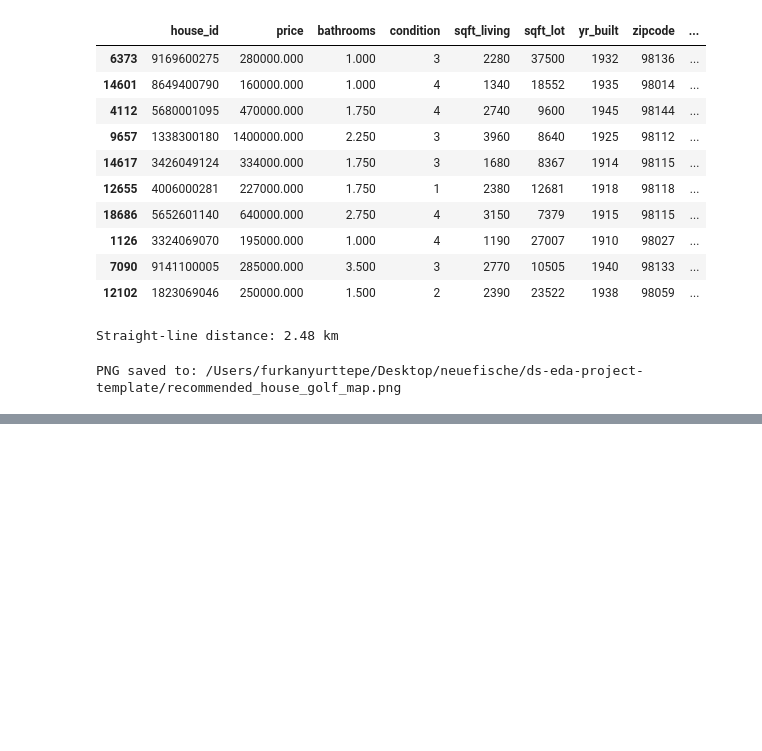
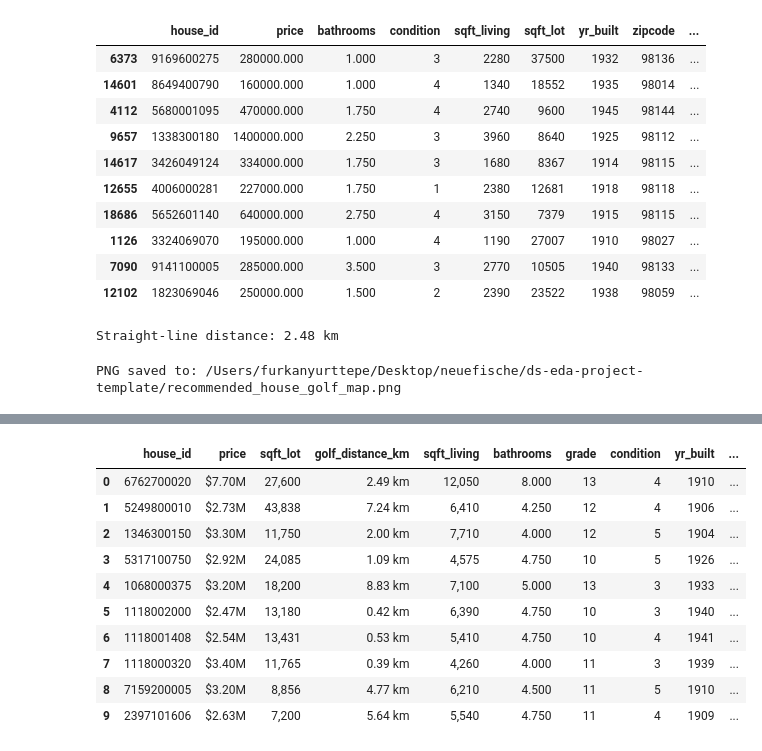
Before and after one commit to crsbln/ds-eda-project-template, a Jupyter notebook: 04_eda.ipynb, the cells around one changed output, grey strips where cells are left out. Saved outputs shown, nothing was run; the diff lists cells and outputs as text; code cells hidden in the pictures; blank space fills up the shorter version.

```diff
--- a/04_eda.ipynb
+++ b/04_eda.ipynb
@@ -1828,0 +2310,40 @@ PNG saved to: /Users/furkanyurttepe/Desktop/neuefische/ds-eda-project-template/r
+# %%
+ranking_display = ranking.copy()
+
+ranking_display["price"] = ranking_display["price"].map(
+    lambda value: f"${value / 1_000_000:.2f}M"
+)
+
+ranking_display["sqft_lot"] = ranking_display["sqft_lot"].map(
+    lambda value: f"{value:,.0f}"
+)
+
+ranking_display["sqft_living"] = ranking_display["sqft_living"].map(
+    lambda value: f"{value:,.0f}"
+)
+
+ranking_display["golf_distance_km"] = (
+    ranking_display["golf_distance_km"].map(
+        lambda value: f"{value:.2f} km"
+    )
+)
+
+ranking_display["buyer_fit_score"] = (
+    ranking_display["buyer_fit_score"].map(
+        lambda value: f"{value:.3f}"
+    )
+)
+
+ranking_display
+# %% [output]
+|  | house_id | price | sqft_lot | golf_distance_km | sqft_living | bathrooms | grade | condition | yr_built | ... |
+| 0 | 6762700020 | $7.70M | 27,600 | 2.49 km | 12,050 | 8.000 | 13 | 4 | 1910 | ... |
+| 1 | 5249800010 | $2.73M | 43,838 | 7.24 km | 6,410 | 4.250 | 12 | 4 | 1906 | ... |
+| 2 | 1346300150 | $3.30M | 11,750 | 2.00 km | 7,710 | 4.000 | 12 | 5 | 1904 | ... |
+| 3 | 5317100750 | $2.92M | 24,085 | 1.09 km | 4,575 | 4.750 | 10 | 5 | 1926 | ... |
+| 4 | 1068000375 | $3.20M | 18,200 | 8.83 km | 7,100 | 5.000 | 13 | 3 | 1933 | ... |
+| 5 | 1118002000 | $2.47M | 13,180 | 0.42 km | 6,390 | 4.750 | 10 | 3 | 1940 | ... |
+| 6 | 1118001408 | $2.54M | 13,431 | 0.53 km | 5,410 | 4.750 | 10 | 4 | 1941 | ... |
+| 7 | 1118000320 | $3.40M | 11,765 | 0.39 km | 4,260 | 4.000 | 11 | 3 | 1939 | ... |
+| 8 | 7159200005 | $3.20M | 8,856 | 4.77 km | 6,210 | 4.500 | 11 | 5 | 1910 | ... |
+| 9 | 2397101606 | $2.63M | 7,200 | 5.64 km | 5,540 | 4.750 | 11 | 4 | 1909 | ... |
```
Also changed, not shown: parts of 21 cells of this notebook, 6 other files.
